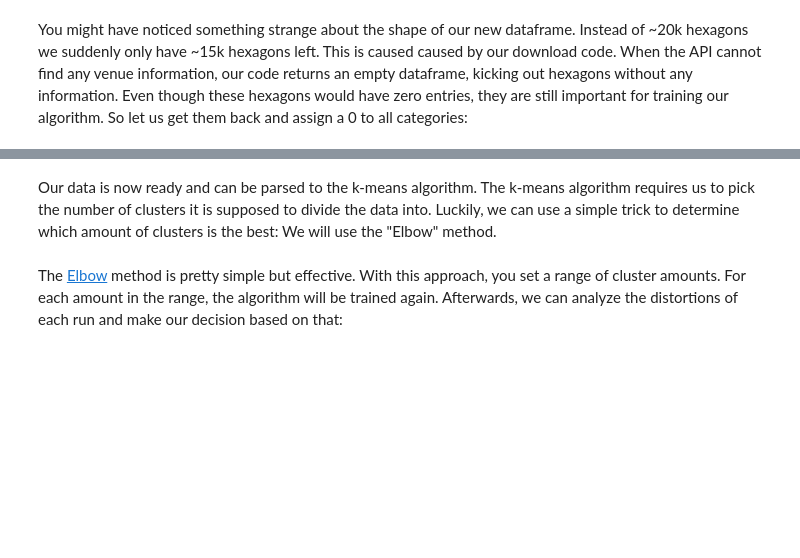
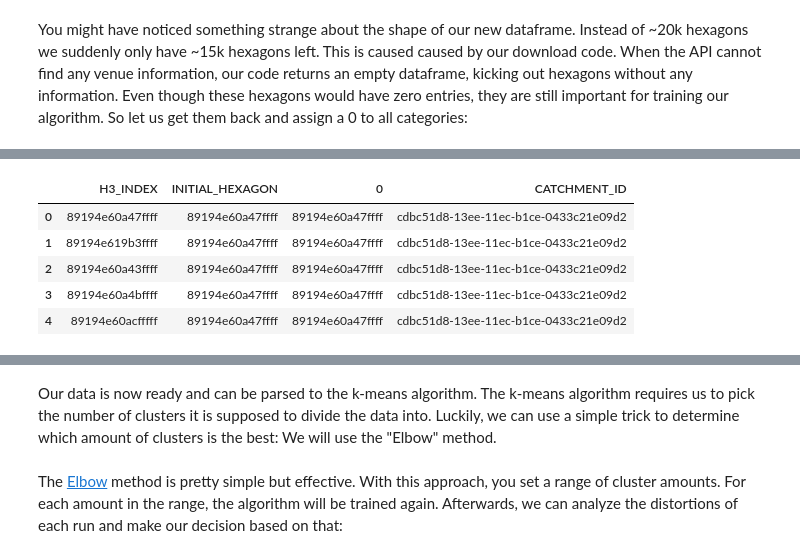
Before and after one commit to Mauricebuettgenbach/battle_of_the_neighborhoods, a Jupyter notebook: THE_BATTLE_OF_NEIHBORHOODS.ipynb, the cells around one changed output, grey strips where cells are left out. Drawn from its saved outputs; the diff is of its cells as text; code cells hidden in the pictures; blank space fills up the shorter version.

```diff
--- a/THE_BATTLE_OF_NEIHBORHOODS.ipynb
+++ b/THE_BATTLE_OF_NEIHBORHOODS.ipynb
@@ -1058,0 +1086,19 @@ venues_onehot_grouped = venues_onehot_grouped.fillna(0)
+# %%
+# Get unique entries
+unique_ID = pd.DataFrame(london_h3_hex['INITIAL_HEXAGON'].unique())
+
+# Create catchment area ID for restaurant hexagons
+unique_ID['CATCHMENT_ID'] = unique_ID.apply(lambda row: uuid.uuid1(), axis=1)
+
+# Parse back into restaurant variable
+london_h3_hex = london_h3_hex.merge(unique_ID, how='left', left_on='INITIAL_HEXAGON', right_on=0)
+
+# Viz
+london_h3_hex.head()
+# %% [output]
+|  | H3_INDEX | INITIAL_HEXAGON | 0 | CATCHMENT_ID |
+| 0 | 89194e60a47ffff | 89194e60a47ffff | 89194e60a47ffff | cdbc51d8-13ee-11ec-b1ce-0433c21e09d2 |
+| 1 | 89194e619b3ffff | 89194e60a47ffff | 89194e60a47ffff | cdbc51d8-13ee-11ec-b1ce-0433c21e09d2 |
+| 2 | 89194e60a43ffff | 89194e60a47ffff | 89194e60a47ffff | cdbc51d8-13ee-11ec-b1ce-0433c21e09d2 |
+| 3 | 89194e60a4bffff | 89194e60a47ffff | 89194e60a47ffff | cdbc51d8-13ee-11ec-b1ce-0433c21e09d2 |
+| 4 | 89194e60acfffff | 89194e60a47ffff | 89194e60a47ffff | cdbc51d8-13ee-11ec-b1ce-0433c21e09d2 |
```
Also changed, not shown: parts of 4 cells of this notebook.
